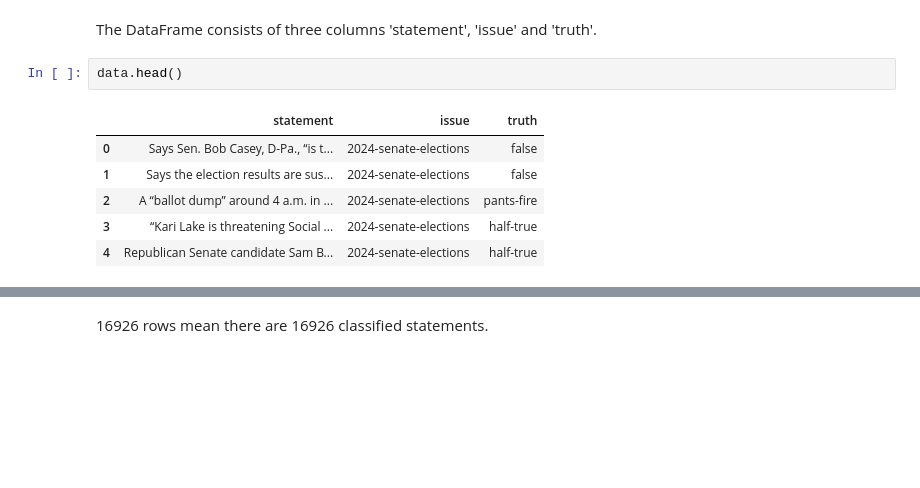
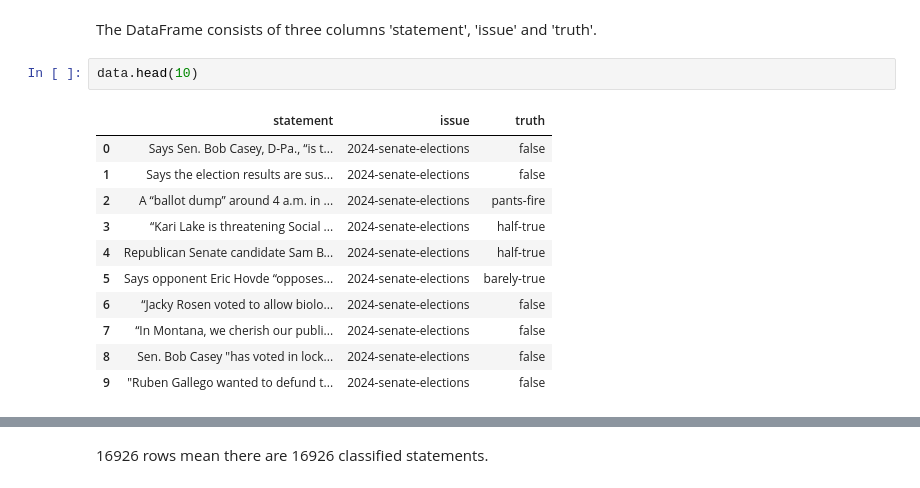
Before and after one commit to felixdaubner/fake-news-detection, a Jupyter notebook: 03_data-understanding.ipynb, the cells around one changed output, grey strips where cells are left out. Cells and saved outputs as stored; diff of their text form; blank space fills up the shorter version.

Commit message:
Finished data preprocessing

```diff
--- a/03_data-understanding.ipynb
+++ b/03_data-understanding.ipynb
@@ -33,11 +33,16 @@ data = pd.read_csv("data/scraped.csv", sep=";", index_col=0)
 # %% [markdown]
 The DataFrame consists of three columns 'statement', 'issue' and 'truth'.
 # %%
-data.head()
+data.head(10)
 # %% [output]
 |  | statement | issue | truth |
 | 0 | Says Sen. Bob Casey, D-Pa., “is t... | 2024-senate-elections | false |
 | 1 | Says the election results are sus... | 2024-senate-elections | false |
 | 2 | A “ballot dump” around 4 a.m. in ... | 2024-senate-elections | pants-fire |
 | 3 | “Kari Lake is threatening Social ... | 2024-senate-elections | half-true |
 | 4 | Republican Senate candidate Sam B... | 2024-senate-elections | half-true |
+| 5 | Says opponent Eric Hovde “opposes... | 2024-senate-elections | barely-true |
+| 6 | “Jacky Rosen voted to allow biolo... | 2024-senate-elections | false |
+| 7 | “In Montana, we cherish our publi... | 2024-senate-elections | false |
+| 8 | Sen. Bob Casey "has voted in lock... | 2024-senate-elections | false |
+| 9 | "Ruben Gallego wanted to defund t... | 2024-senate-elections | false |
```
Also changed, not shown: parts of 2 cells of this notebook, 4 other files.
